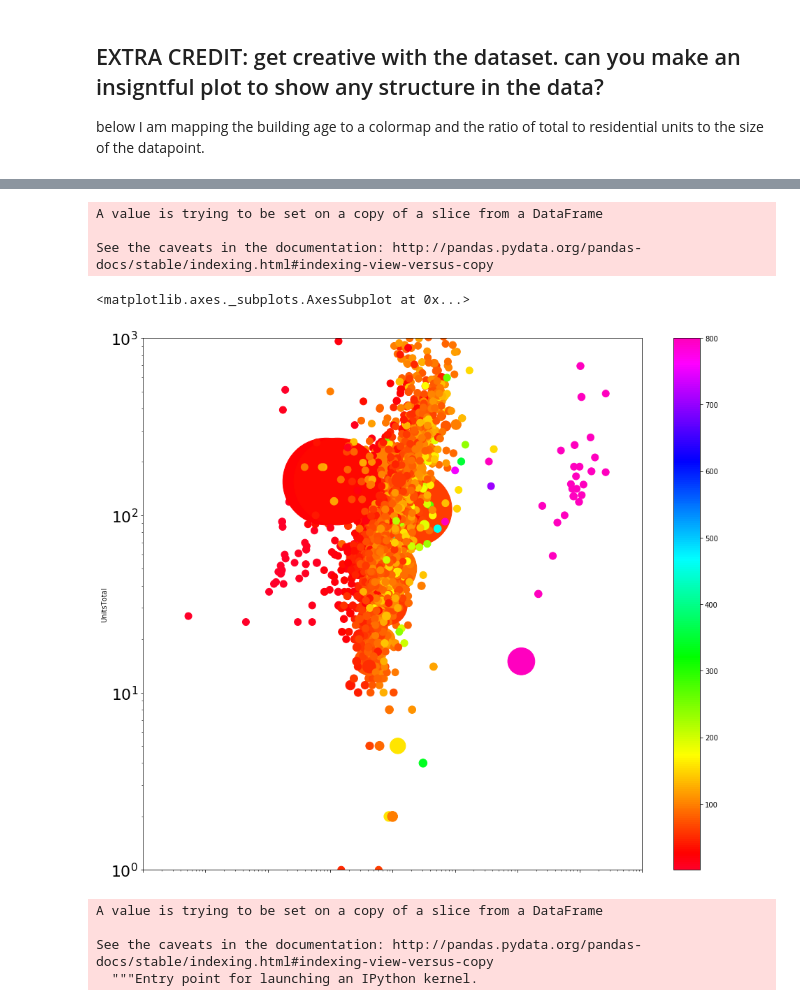
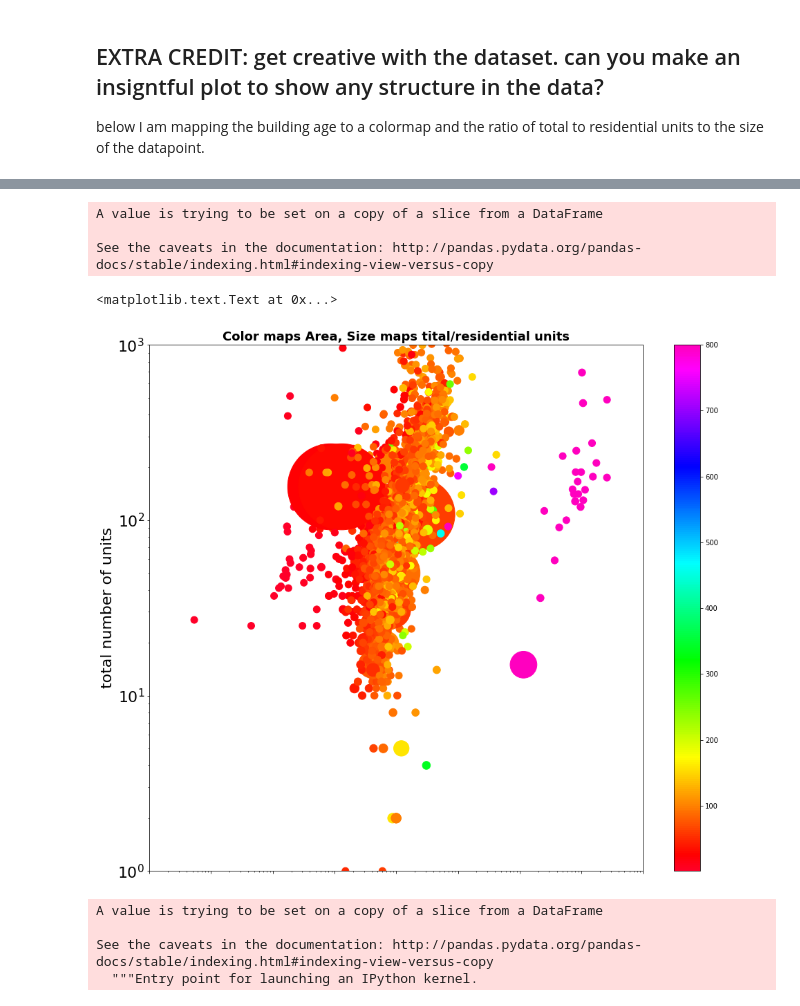
Before and after one commit to yixuantang/PUI2017_yt1369, a Jupyter notebook: HW6_yt1369/Assignment1_yt1369.ipynb, the cells around one changed output, grey strips where cells are left out. Cells and saved outputs as stored; diff of their text form; code cells hidden in the pictures.

```diff
--- a/HW6_yt1369/Assignment1_yt1369.ipynb
+++ b/HW6_yt1369/Assignment1_yt1369.ipynb
@@ -686,18 +686,21 @@ bblnrgdata.head(2)
 # %%
 #let's try Site EUI(kBtu/ft2)
 bblnrgdata['YearBuilt'][bblnrgdata['YearBuilt']<1800] = 1800 #use reasonable built year
 norm = matplotlib.colors.Normalize(vmin=1, vmax=800) # set colormap scale
 bblnrgdata.plot(kind = 'scatter', x = 'nrg', y = 'UnitsTotal',
                fontsize = 22, colormap = 'gist_rainbow', alpha = 1,
                marker = 'o', figsize = (16,14), loglog= True,
                xlim = (1000, 1e11), ylim=(1,1000),c=bblnrgdata['Site EUI(kBtu/ft2)'],\
                 s=bblnrgdata['UnitsTotal']/bblnrgdata['UnitsRes']*100, norm = norm)
+pl.title('Color maps Area, Size maps tital/residential units', weight = 'bold', fontsize=18)
+pl.ylabel("total number of units", fontsize=22)
+pl.xlabel("total energy consumption (kBtu)", fontsize=22)
 # %% [output]
 A value is trying to be set on a copy of a slice from a DataFrame
 
 See the caveats in the documentation: http://pandas.pydata.org/pandas-docs/stable/indexing.html#indexing-view-versus-copy
-<matplotlib.axes._subplots.AxesSubplot at 0x...>
+<matplotlib.text.Text at 0x...>
-[figure, old version]
+[figure, new version]
 # %%
 bblnrgdata['YearBuilt'][bblnrgdata['YearBuilt']<1800]=1800
 
```
Also changed, not shown: 1 other file.
